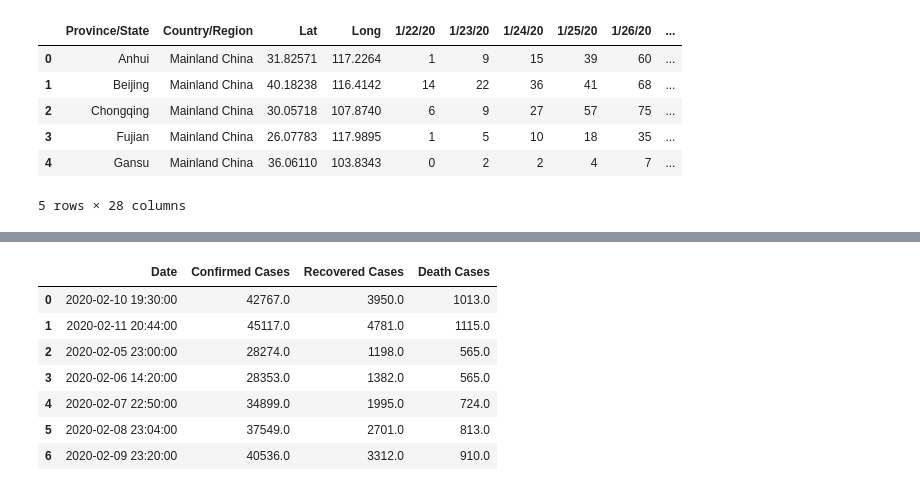
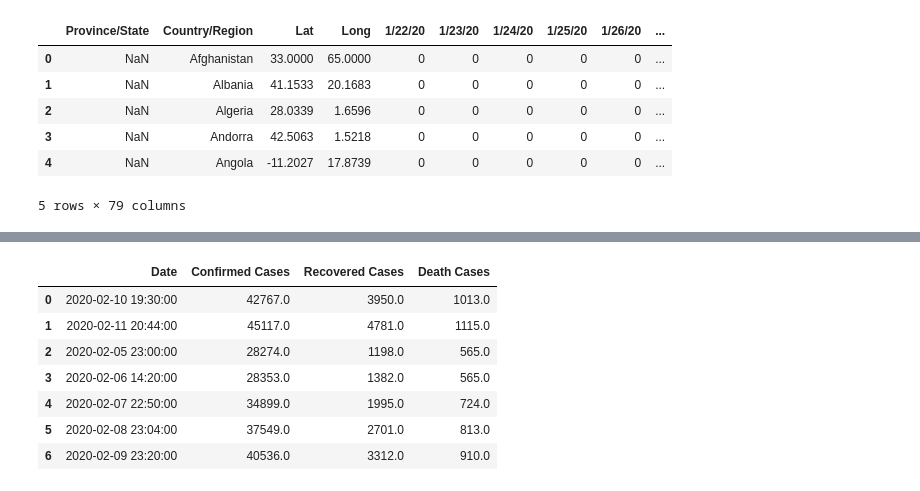
Before and after one commit to costcohotdog/wuhan-coronavirus, a Jupyter notebook: notebooks/Automatic Data.ipynb, the cells around one changed output, grey strips where cells are left out. Cells and saved outputs as stored; diff of their text form; code cells hidden in the pictures.

```diff
--- a/notebooks/Automatic Data.ipynb
+++ b/notebooks/Automatic Data.ipynb
@@ -1,25 +1,32 @@
 # %%
 import pandas as pd
 import numpy as np
+pd.set_option('mode.chained_assignment', None)
 # %%
 from os import listdir
 from os.path import isfile, join
 from datetime import datetime
 from dateutil.parser import parse
 # %%
-confirmed_file = 'C:/Users/terra/corona_data/csse_covid_19_data/csse_covid_19_time_series/time_series_19-covid-Confirmed.csv'
-recovered_file = 'C:/Users/terra/corona_data/csse_covid_19_data/csse_covid_19_time_series/time_series_19-covid-Recovered.csv'
-deaths_file = 'C:/Users/terra/corona_data/csse_covid_19_data/csse_covid_19_time_series/time_series_19-covid-Deaths.csv'
+confirmed_global_file = 'C:/Users/terra/corona_data/csse_covid_19_data/csse_covid_19_time_series/time_series_covid19_confirmed_global.csv'
+confirmed_states_file = 'C:/Users/terra/corona_data/csse_covid_19_data/csse_covid_19_time_series/time_series_covid19_confirmed_US.csv'
+
+recovered_file = 'C:/Users/terra/corona_data/csse_covid_19_data/csse_covid_19_time_series/time_series_covid19_recovered_global.csv'
+
+deaths_global_file = 'C:/Users/terra/corona_data/csse_covid_19_data/csse_covid_19_time_series/time_series_covid19_deaths_global.csv'
+deaths_states_file = 'C:/Users/terra/corona_data/csse_covid_19_data/csse_covid_19_time_series/time_series_covid19_deaths_US.csv'
 # %%
-confirmed_df = pd.read_csv(confirmed_file)
+confirmed_global_df = pd.read_csv(confirmed_global_file)
+confirmed_states_df = pd.read_csv(confirmed_states_file)
 recovered_df = pd.read_csv(recovered_file)
-deaths_df = pd.read_csv(deaths_file)
-confirmed_df.head()
+deaths_states_df = pd.read_csv(deaths_states_file)
+deaths_global_df = pd.read_csv(deaths_global_file)
+confirmed_global_df.head()
 # %% [output]
 |  | Province/State | Country/Region | Lat | Long | 1/22/20 | 1/23/20 | 1/24/20 | 1/25/20 | 1/26/20 | ... |
-| 0 | Anhui | Mainland China | 31.82571 | 117.2264 | 1 | 9 | 15 | 39 | 60 | ... |
-| 1 | Beijing | Mainland China | 40.18238 | 116.4142 | 14 | 22 | 36 | 41 | 68 | ... |
-| 2 | Chongqing | Mainland China | 30.05718 | 107.8740 | 6 | 9 | 27 | 57 | 75 | ... |
-| 3 | Fujian | Mainland China | 26.07783 | 117.9895 | 1 | 5 | 10 | 18 | 35 | ... |
-| 4 | Gansu | Mainland China | 36.06110 | 103.8343 | 0 | 2 | 2 | 4 | 7 | ... |
+| 0 | NaN | Afghanistan | 33.0000 | 65.0000 | 0 | 0 | 0 | 0 | 0 | ... |
+| 1 | NaN | Albania | 41.1533 | 20.1683 | 0 | 0 | 0 | 0 | 0 | ... |
+| 2 | NaN | Algeria | 28.0339 | 1.6596 | 0 | 0 | 0 | 0 | 0 | ... |
+| 3 | NaN | Andorra | 42.5063 | 1.5218 | 0 | 0 | 0 | 0 | 0 | ... |
+| 4 | NaN | Angola | -11.2027 | 17.8739 | 0 | 0 | 0 | 0 | 0 | ... |
-5 rows × 28 columns
+5 rows × 79 columns
```
Also changed, not shown: parts of 31 cells of this notebook.
